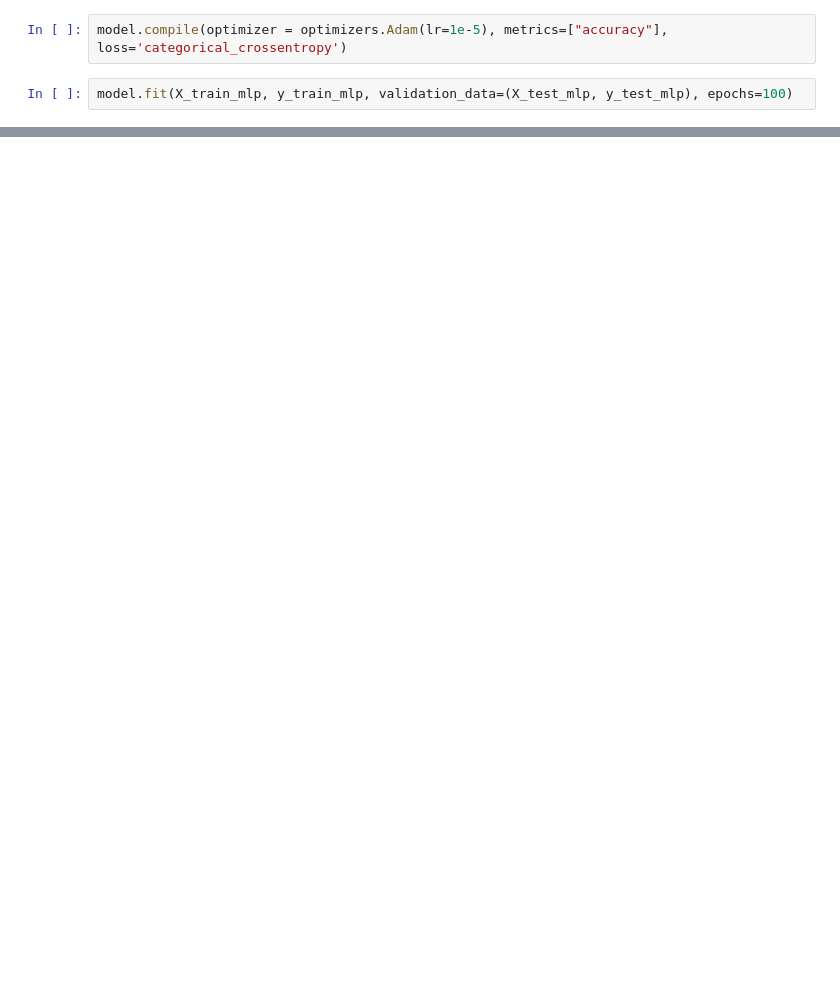
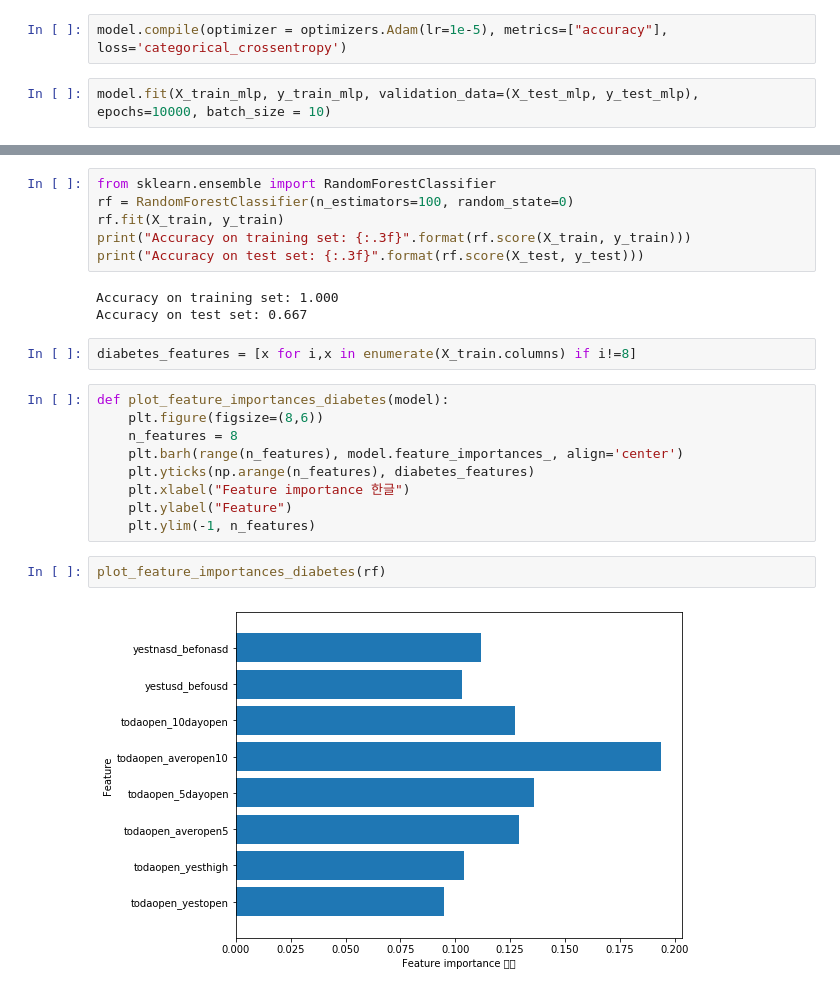
Before and after one commit to gunmoolee/kismoo70, a Jupyter notebook: impact_1.ipynb, the cells around one changed output, grey strips where cells are left out. Cells and saved outputs as stored; diff of their text form; blank space fills up the shorter version.

```diff
--- a/impact_1.ipynb
+++ b/impact_1.ipynb
@@ -82,5 +80,5 @@ model = models.Sequential([
 # %%
 model.compile(optimizer = optimizers.Adam(lr=1e-5), metrics=["accuracy"], loss='categorical_crossentropy')
 # %%
-model.fit(X_train_mlp, y_train_mlp, validation_data=(X_test_mlp, y_test_mlp), epochs=100)
+model.fit(X_train_mlp, y_train_mlp, validation_data=(X_test_mlp, y_test_mlp), epochs=10000, batch_size = 10)
 # %% [output]
@@ -144,0 +147,24 @@ array([0., 0., 1., 0., 0., 1., 0., 0., 0., 0., 0., 0., 0., 1., 0., 0., 0.,
+# %%
+from sklearn.ensemble import RandomForestClassifier
+rf = RandomForestClassifier(n_estimators=100, random_state=0)
+rf.fit(X_train, y_train)
+print("Accuracy on training set: {:.3f}".format(rf.score(X_train, y_train)))
+print("Accuracy on test set: {:.3f}".format(rf.score(X_test, y_test)))
+# %% [output]
+Accuracy on training set: 1.000
+Accuracy on test set: 0.667
+# %%
+diabetes_features = [x for i,x in enumerate(X_train.columns) if i!=8]
+# %%
+def plot_feature_importances_diabetes(model):
+    plt.figure(figsize=(8,6))
+    n_features = 8
+    plt.barh(range(n_features), model.feature_importances_, align='center')
+    plt.yticks(np.arange(n_features), diabetes_features)
+    plt.xlabel("Feature importance 한글")
+    plt.ylabel("Feature")
+    plt.ylim(-1, n_features)
+# %%
+plot_feature_importances_diabetes(rf)
+# %% [output]
+[figure, added]
```
Also changed, not shown: parts of 20 cells of this notebook, 5 other files.
